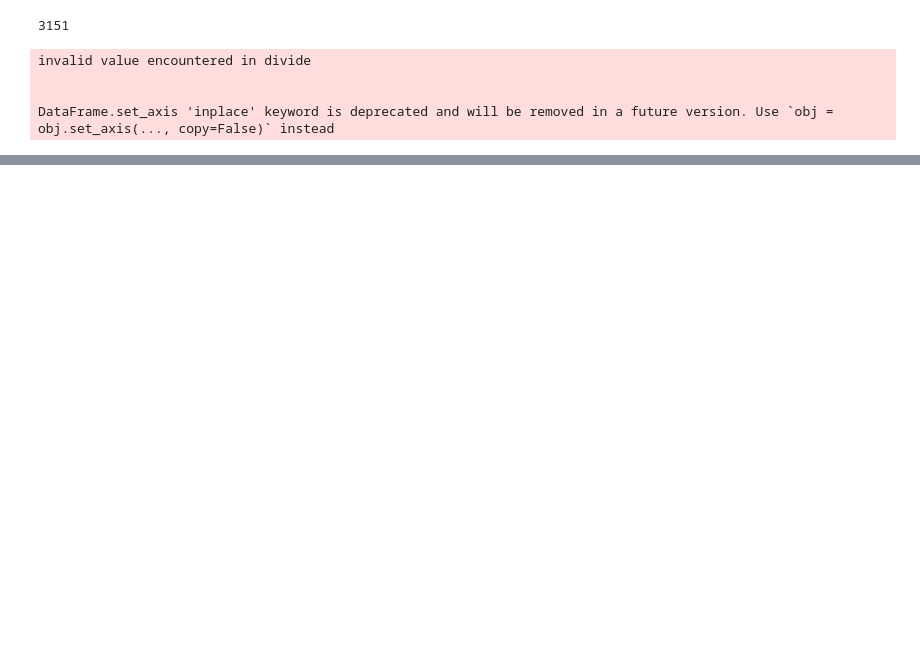
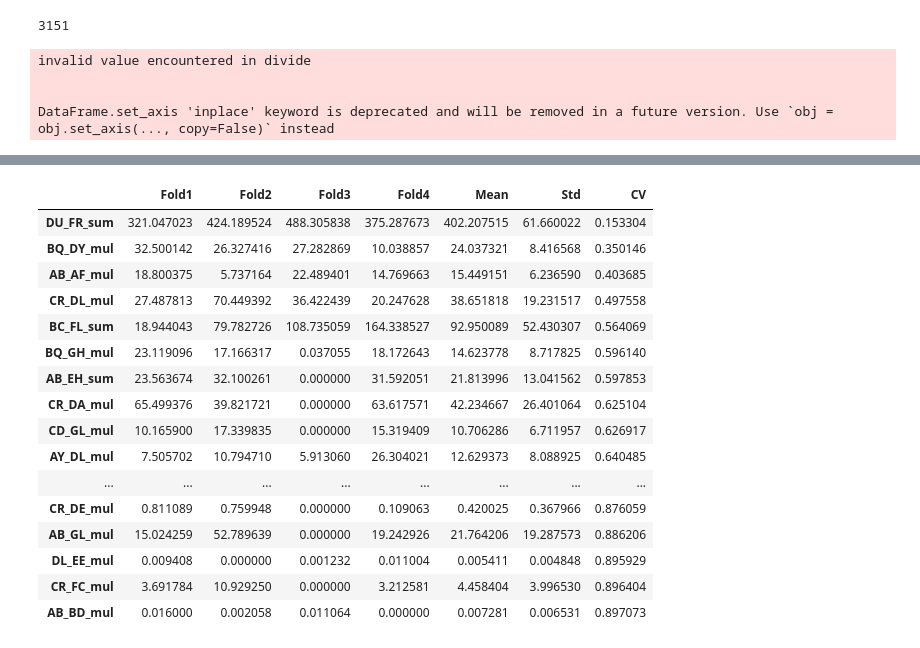
Before and after one commit to Sota-miki/ICR, a Jupyter notebook: notebook/feature_selection.ipynb, the cells around one changed output, grey strips where cells are left out. Saved outputs shown, nothing was run; the diff lists cells and outputs as text; code cells hidden in the pictures; blank space fills up the shorter version.

```diff
--- a/notebook/feature_selection.ipynb
+++ b/notebook/feature_selection.ipynb
@@ -261,0 +393,22 @@ evaluate(selected,X_df,y_df)
+# %%
+features_df_nonull = features_df.dropna(how = "any")
+# %%
+features_df_nonull.sort_values(by ="CV", ascending = True).head(30)
+# %% [output]
+|  | Fold1 | Fold2 | Fold3 | Fold4 | Mean | Std | CV |
+| DU_FR_sum | 321.047023 | 424.189524 | 488.305838 | 375.287673 | 402.207515 | 61.660022 | 0.153304 |
+| BQ_DY_mul | 32.500142 | 26.327416 | 27.282869 | 10.038857 | 24.037321 | 8.416568 | 0.350146 |
+| AB_AF_mul | 18.800375 | 5.737164 | 22.489401 | 14.769663 | 15.449151 | 6.236590 | 0.403685 |
+| CR_DL_mul | 27.487813 | 70.449392 | 36.422439 | 20.247628 | 38.651818 | 19.231517 | 0.497558 |
+| BC_FL_sum | 18.944043 | 79.782726 | 108.735059 | 164.338527 | 92.950089 | 52.430307 | 0.564069 |
+| BQ_GH_mul | 23.119096 | 17.166317 | 0.037055 | 18.172643 | 14.623778 | 8.717825 | 0.596140 |
+| AB_EH_sum | 23.563674 | 32.100261 | 0.000000 | 31.592051 | 21.813996 | 13.041562 | 0.597853 |
+| CR_DA_mul | 65.499376 | 39.821721 | 0.000000 | 63.617571 | 42.234667 | 26.401064 | 0.625104 |
+| CD_GL_mul | 10.165900 | 17.339835 | 0.000000 | 15.319409 | 10.706286 | 6.711957 | 0.626917 |
+| AY_DL_mul | 7.505702 | 10.794710 | 5.913060 | 26.304021 | 12.629373 | 8.088925 | 0.640485 |
+| ... | ... | ... | ... | ... | ... | ... | ... |
+| CR_DE_mul | 0.811089 | 0.759948 | 0.000000 | 0.109063 | 0.420025 | 0.367966 | 0.876059 |
+| AB_GL_mul | 15.024259 | 52.789639 | 0.000000 | 19.242926 | 21.764206 | 19.287573 | 0.886206 |
+| DL_EE_mul | 0.009408 | 0.000000 | 0.001232 | 0.011004 | 0.005411 | 0.004848 | 0.895929 |
+| CR_FC_mul | 3.691784 | 10.929250 | 0.000000 | 3.212581 | 4.458404 | 3.996530 | 0.896404 |
+| AB_BD_mul | 0.016000 | 0.002058 | 0.011064 | 0.000000 | 0.007281 | 0.006531 | 0.897073 |
```
Also changed, not shown: parts of 13 cells of this notebook, 4 other files.
